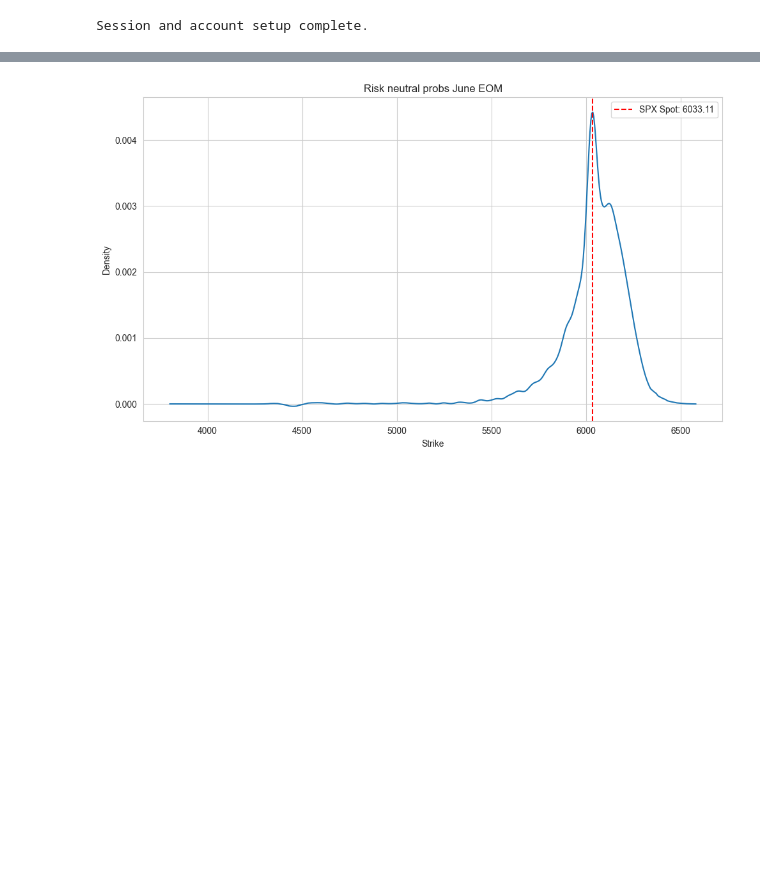
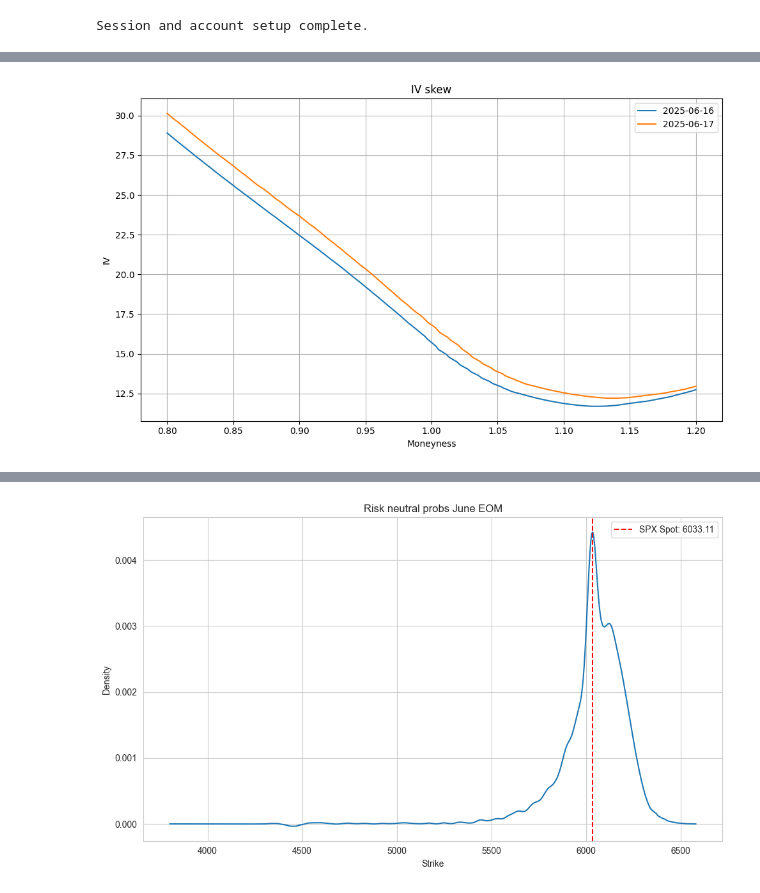
Before and after one commit to warrenjch/tastytrade-bot, a Jupyter notebook: scratch.ipynb, the cells around one changed output, grey strips where cells are left out. Saved outputs shown, nothing was run; the diff lists cells and outputs as text; code cells hidden in the pictures; blank space fills up the shorter version.

```diff
--- a/scratch.ipynb
+++ b/scratch.ipynb
@@ -131 +143,73 @@ atmfs = OptionMethods.find_atmf_strike(spxoptions)
+# %%
+def bs_price_fwd(option, F, K, T, r, sigma):
+    d1 = (np.log(F / K) + 0.5 * sigma**2 * T) / (sigma * np.sqrt(T))
+    d2 = d1 - sigma * np.sqrt(T)
+    df = np.exp(-r * T)
+    if option == 'c':
+        return df * (F * norm.cdf(d1) - K * norm.cdf(d2))
+    else:
+        return df * (K * norm.cdf(-d2) - F * norm.cdf(-d1))
+
+def add_iv_to_chain(date, df: pd.DataFrame, rfr: float) -> pd.DataFrame:
+    if date == '2025-06-16':
+        T = (pd.to_datetime("2025-09-30") - pd.to_datetime("2025-06-16")).days / 365
+    elif date == '2025-06-17':
+        T = (pd.to_datetime("2025-09-30") - pd.to_datetime("2025-06-17")).days / 365
+    else:
+        raise ValueError("Unsupported DataFrame provided")
+    df = df.copy()
+    df['cmid'] = (df['cbid'] + df['cask']) / 2
+    df['pmid'] = (df['pbid'] + df['pask']) / 2
+
+    F0 = OptionMethods.find_atmf_strike(df)
+    #T = 1 / 252
+    ivs = []
+
+    for _, row in df.iterrows():
+        K = row['strike']
+        if K >= F0:
+            price = row['cmid']
+            opt_type = 'c'
+        else:
+            price = row['pmid']
+            opt_type = 'p'
+
+        def obj_fn(sigma):
+            return bs_price_fwd(opt_type, F0, K, T, rfr, sigma) - price
+
+        try:
+            iv_val = brentq(obj_fn, 1e-6, 5.0)
+        except ValueError:
+            iv_val = np.nan
+
+        ivs.append(iv_val)
+
+    df['iv'] = ivs
+    return df
+
+rfr = 4.218/100
+df1_iv = add_iv_to_chain('2025-06-16', spxoptions1, rfr)
+df2_iv = add_iv_to_chain('2025-06-17', spxoptions2, rfr)
+for df in [df1_iv, df2_iv]:
+    df['iv'] *= 100
+    atmf = OptionMethods.find_atmf_strike(df)
+    df['strike'] /= atmf
+    df['iv'] = gaussian_filter1d(df['iv'], sigma=2, mode='nearest')
+common_strikes = np.linspace(0.8, 1.2, 300)
+df1_interp = np.interp(common_strikes, df1_iv['strike'], df1_iv['iv'])
+df2_interp = np.interp(common_strikes, df2_iv['strike'], df2_iv['iv'])
+
+# Plot
+plt.figure(figsize=(10, 6))
+plt.plot(common_strikes, df1_interp, label='2025-06-16')
+plt.plot(common_strikes, df2_interp, label='2025-06-17')
+plt.title('IV skew')
+plt.xlabel('Moneyness')
+plt.ylabel('IV')
+plt.legend()
+plt.grid(True)
+plt.tight_layout()
+plt.show()
+# %% [output]
+[figure, added]
 # %%
```
Also changed, not shown: parts of 7 cells of this notebook.
